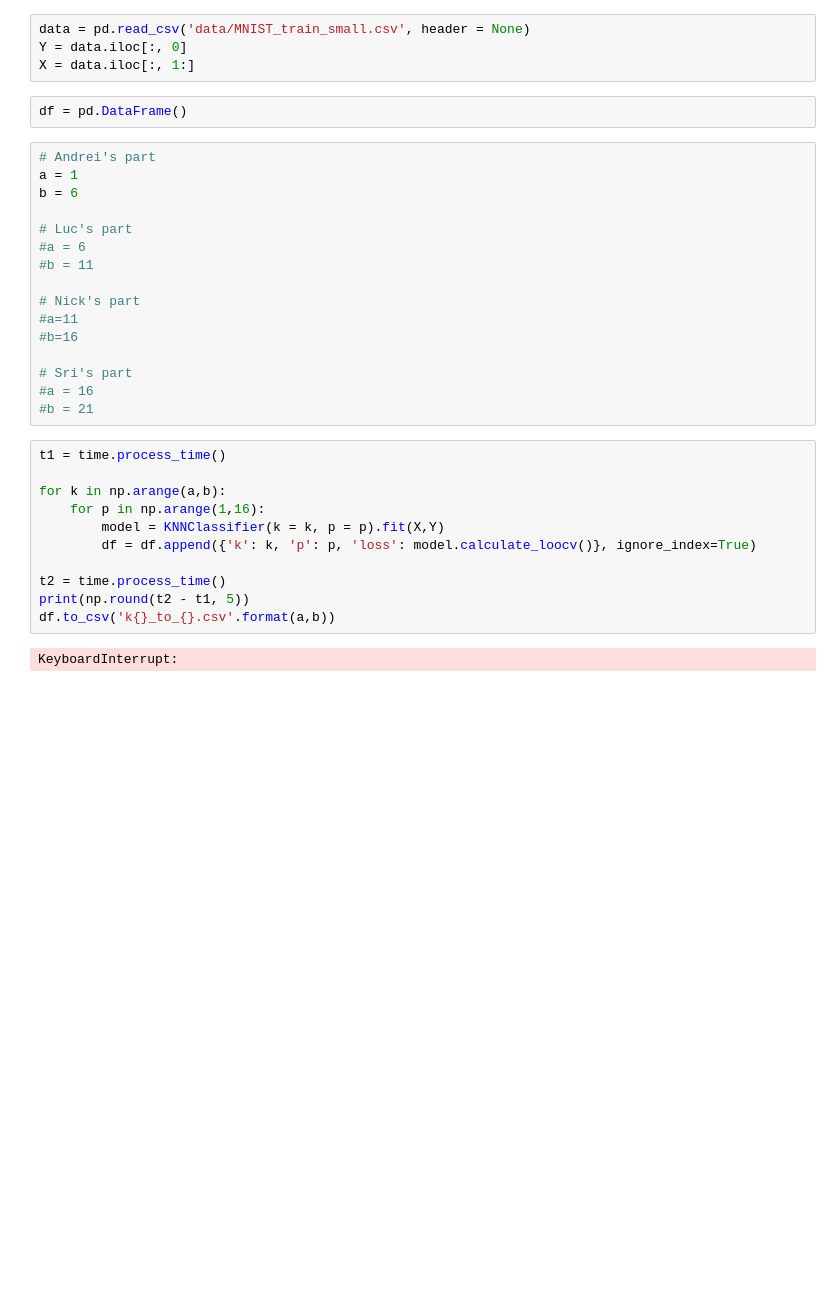
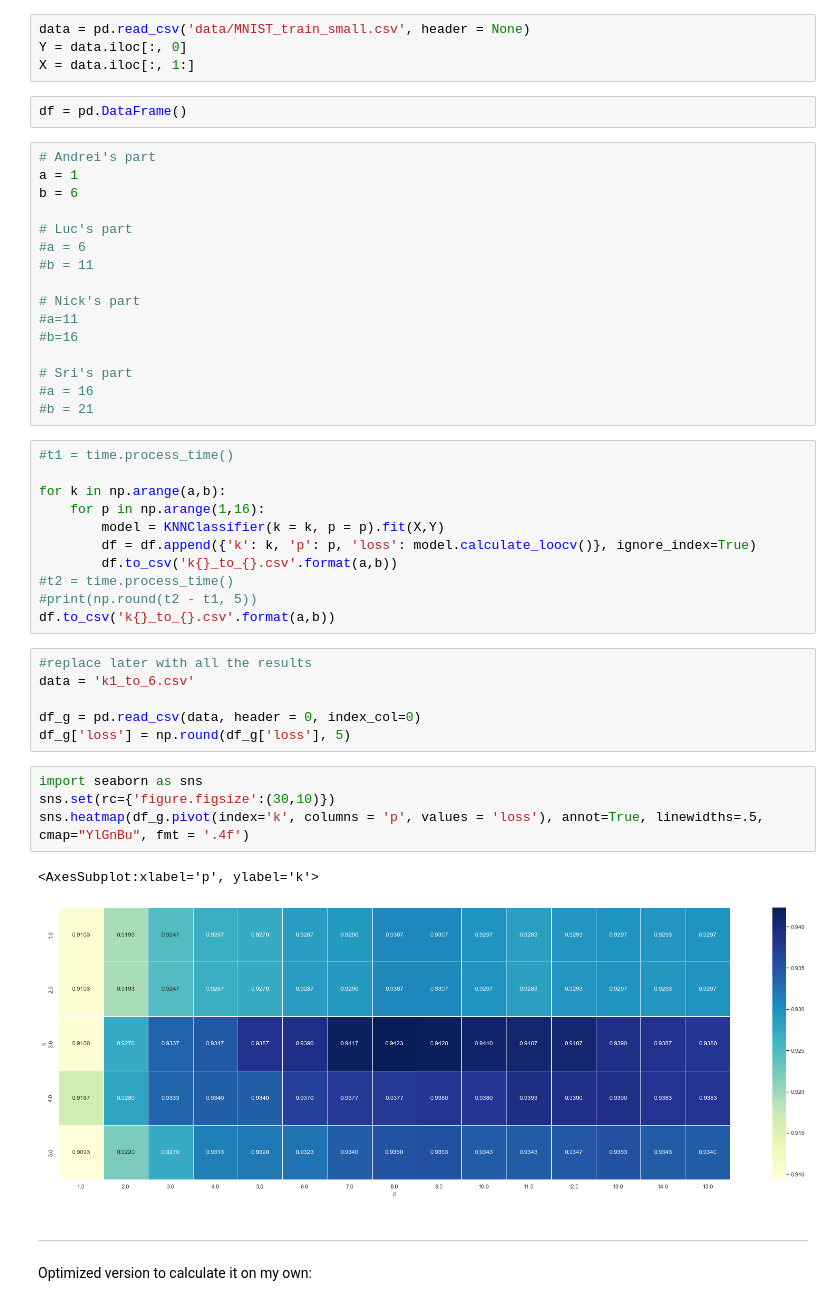
Before and after one commit to glendawur/slt-knn, a Jupyter notebook: QuestionC.ipynb, the cells around one changed output. Saved outputs shown, nothing was run; the diff lists cells and outputs as text; blank space fills up the shorter version.

```diff
--- a/QuestionC.ipynb
+++ b/QuestionC.ipynb
@@ -26,15 +26,30 @@ b = 6
 #a = 16
 #b = 21
 # %%
-t1 = time.process_time()
+#t1 = time.process_time()
 
 for k in np.arange(a,b):
     for p in np.arange(1,16):
         model = KNNClassifier(k = k, p = p).fit(X,Y)
         df = df.append({'k': k, 'p': p, 'loss': model.calculate_loocv()}, ignore_index=True)
-
-t2 = time.process_time()
-print(np.round(t2 - t1, 5))
+        df.to_csv('k{}_to_{}.csv'.format(a,b))
+#t2 = time.process_time()
+#print(np.round(t2 - t1, 5))
 df.to_csv('k{}_to_{}.csv'.format(a,b))
-# %% [output]
-KeyboardInterrupt:
+# %%
+#replace later with all the results
+data = 'k1_to_6.csv'
+
+df_g = pd.read_csv(data, header = 0, index_col=0)
+df_g['loss'] = np.round(df_g['loss'], 5)
+# %%
+import seaborn as sns
+sns.set(rc={'figure.figsize':(30,10)})
+sns.heatmap(df_g.pivot(index='k', columns = 'p', values = 'loss'), annot=True, linewidths=.5, cmap="YlGnBu", fmt = '.4f')
+# %% [output]
+<AxesSubplot:xlabel='p', ylabel='k'>
+[figure, added]
+# %% [markdown]
+-----
+# %% [markdown]
+Optimized version to calculate it on my own:
```
Also changed, not shown: parts of 4 cells of this notebook.
